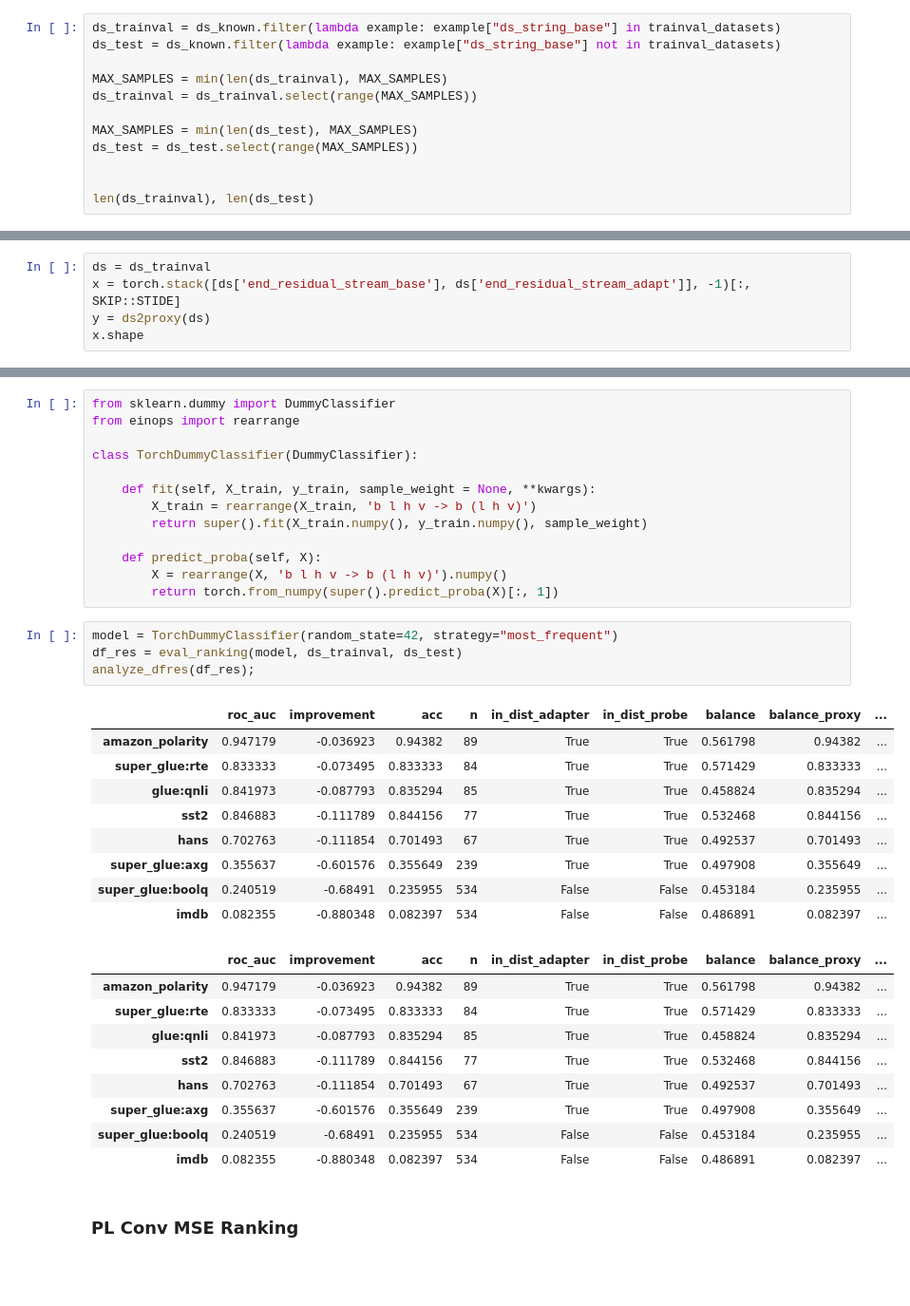
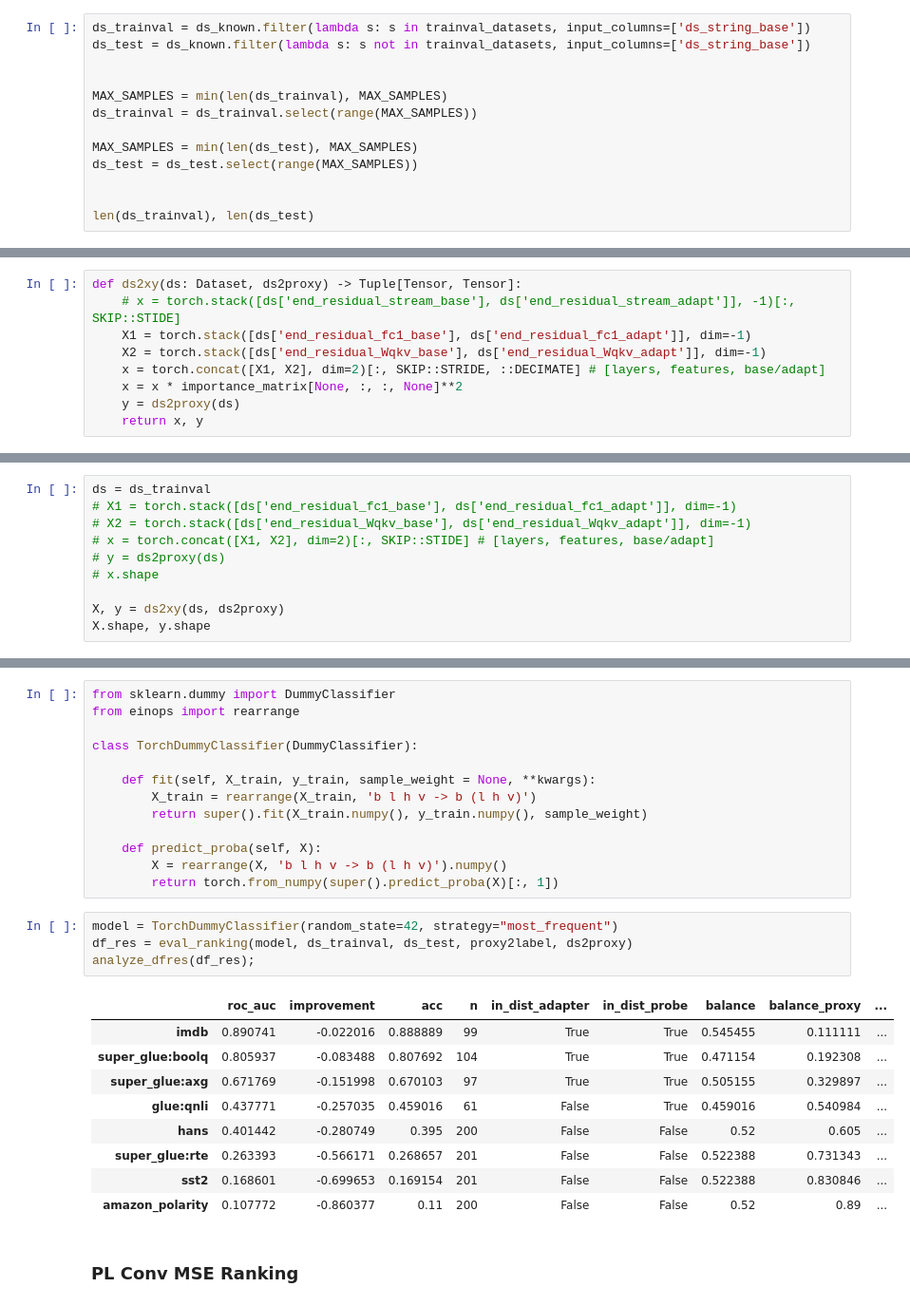
Before and after one commit to wassname/LoRA_are_lie_detectors, a Jupyter notebook: notebooks/10_compare_probes.ipynb, the cells around one changed output, grey strips where cells are left out. Shown at 95% size. Drawn from its saved outputs; the diff is of its cells as text; blank space fills up the shorter version.

```diff
--- a/notebooks/10_compare_probes.ipynb
+++ b/notebooks/10_compare_probes.ipynb
@@ -197,6 +190,7 @@ trainval_datasets, test_datasets
 # %%
-ds_trainval = ds_known.filter(lambda example: example["ds_string_base"] in trainval_datasets)
-ds_test = ds_known.filter(lambda example: example["ds_string_base"] not in trainval_datasets)
+ds_trainval = ds_known.filter(lambda s: s in trainval_datasets, input_columns=['ds_string_base'])
+ds_test = ds_known.filter(lambda s: s not in trainval_datasets, input_columns=['ds_string_base'])
+
 
 MAX_SAMPLES = min(len(ds_trainval), MAX_SAMPLES)
 ds_trainval = ds_trainval.select(range(MAX_SAMPLES))
@@ -222,8 +216,3 @@ y_val1 = ds2proxy(ds_val)
 y1 = proxy2label(y_val1, ds_val)
 np.testing.assert_array_equal(y1, ds_val['label_true_base'], err_msg="undo_distance_truth_telling failed")
 # assert (y1 == ds_val['label_true_base']).all()
-# %%
-ds = ds_trainval
-x = torch.stack([ds['end_residual_stream_base'], ds['end_residual_stream_adapt']], -1)[:, SKIP::STIDE]
-y = ds2proxy(ds)
-x.shape
@@ -231,0 +219,9 @@ torch.Size([2136, 14, 2559, 2])
+# %%
+def ds2xy(ds: Dataset, ds2proxy) -> Tuple[Tensor, Tensor]:
+    # x = torch.stack([ds['end_residual_stream_base'], ds['end_residual_stream_adapt']], -1)[:, SKIP::STIDE]
+    X1 = torch.stack([ds['end_residual_fc1_base'], ds['end_residual_fc1_adapt']], dim=-1)
+    X2 = torch.stack([ds['end_residual_Wqkv_base'], ds['end_residual_Wqkv_adapt']], dim=-1)
+    x = torch.concat([X1, X2], dim=2)[:, SKIP::STRIDE, ::DECIMATE] # [layers, features, base/adapt]
+    x = x * importance_matrix[None, :, :, None]**2
+    y = ds2proxy(ds)
+    return x, y
@@ -231,0 +234,10 @@ torch.Size([2136, 14, 2559, 2])
+# %%
+ds = ds_trainval
+# X1 = torch.stack([ds['end_residual_fc1_base'], ds['end_residual_fc1_adapt']], dim=-1)
+# X2 = torch.stack([ds['end_residual_Wqkv_base'], ds['end_residual_Wqkv_adapt']], dim=-1)
+# x = torch.concat([X1, X2], dim=2)[:, SKIP::STIDE] # [layers, features, base/adapt]
+# y = ds2proxy(ds)
+# x.shape
+
+X, y = ds2xy(ds, ds2proxy)
+X.shape, y.shape
@@ -367,27 +377,18 @@ class TorchDummyClassifier(DummyClassifier):
         return torch.from_numpy(super().predict_proba(X)[:, 1])
 # %%
 model = TorchDummyClassifier(random_state=42, strategy="most_frequent")
-df_res = eval_ranking(model, ds_trainval, ds_test)
+df_res = eval_ranking(model, ds_trainval, ds_test, proxy2label, ds2proxy)
 analyze_dfres(df_res);
 # %% [output]
 |  | roc_auc | improvement | acc | n | in_dist_adapter | in_dist_probe | balance | balance_proxy | ... |
-| amazon_polarity | 0.947179 | -0.036923 | 0.94382 | 89 | True | True | 0.561798 | 0.94382 | ... |
-| super_glue:rte | 0.833333 | -0.073495 | 0.833333 | 84 | True | True | 0.571429 | 0.833333 | ... |
-| glue:qnli | 0.841973 | -0.087793 | 0.835294 | 85 | True | True | 0.458824 | 0.835294 | ... |
-| sst2 | 0.846883 | -0.111789 | 0.844156 | 77 | True | True | 0.532468 | 0.844156 | ... |
-| hans | 0.702763 | -0.111854 | 0.701493 | 67 | True | True | 0.492537 | 0.701493 | ... |
-| super_glue:axg | 0.355637 | -0.601576 | 0.355649 | 239 | True | True | 0.497908 | 0.355649 | ... |
-| super_glue:boolq | 0.240519 | -0.68491 | 0.235955 | 534 | False | False | 0.453184 | 0.235955 | ... |
-| imdb | 0.082355 | -0.880348 | 0.082397 | 534 | False | False | 0.486891 | 0.082397 | ... |
+| imdb | 0.890741 | -0.022016 | 0.888889 | 99 | True | True | 0.545455 | 0.111111 | ... |
+| super_glue:boolq | 0.805937 | -0.083488 | 0.807692 | 104 | True | True | 0.471154 | 0.192308 | ... |
+| super_glue:axg | 0.671769 | -0.151998 | 0.670103 | 97 | True | True | 0.505155 | 0.329897 | ... |
+| glue:qnli | 0.437771 | -0.257035 | 0.459016 | 61 | False | True | 0.459016 | 0.540984 | ... |
+| hans | 0.401442 | -0.280749 | 0.395 | 200 | False | False | 0.52 | 0.605 | ... |
+| super_glue:rte | 0.263393 | -0.566171 | 0.268657 | 201 | False | False | 0.522388 | 0.731343 | ... |
+| sst2 | 0.168601 | -0.699653 | 0.169154 | 201 | False | False | 0.522388 | 0.830846 | ... |
+| amazon_polarity | 0.107772 | -0.860377 | 0.11 | 200 | False | False | 0.52 | 0.89 | ... |
-|  | roc_auc | improvement | acc | n | in_dist_adapter | in_dist_probe | balance | balance_proxy | ... |
-| amazon_polarity | 0.947179 | -0.036923 | 0.94382 | 89 | True | True | 0.561798 | 0.94382 | ... |
-| super_glue:rte | 0.833333 | -0.073495 | 0.833333 | 84 | True | True | 0.571429 | 0.833333 | ... |
-| glue:qnli | 0.841973 | -0.087793 | 0.835294 | 85 | True | True | 0.458824 | 0.835294 | ... |
-| sst2 | 0.846883 | -0.111789 | 0.844156 | 77 | True | True | 0.532468 | 0.844156 | ... |
-| hans | 0.702763 | -0.111854 | 0.701493 | 67 | True | True | 0.492537 | 0.701493 | ... |
-| super_glue:axg | 0.355637 | -0.601576 | 0.355649 | 239 | True | True | 0.497908 | 0.355649 | ... |
-| super_glue:boolq | 0.240519 | -0.68491 | 0.235955 | 534 | False | False | 0.453184 | 0.235955 | ... |
-| imdb | 0.082355 | -0.880348 | 0.082397 | 534 | False | False | 0.486891 | 0.082397 | ... |
 # %% [markdown]
 ### PL Conv MSE Ranking
 # %%
```
Also changed, not shown: parts of 24 cells of this notebook, 14 other files.
